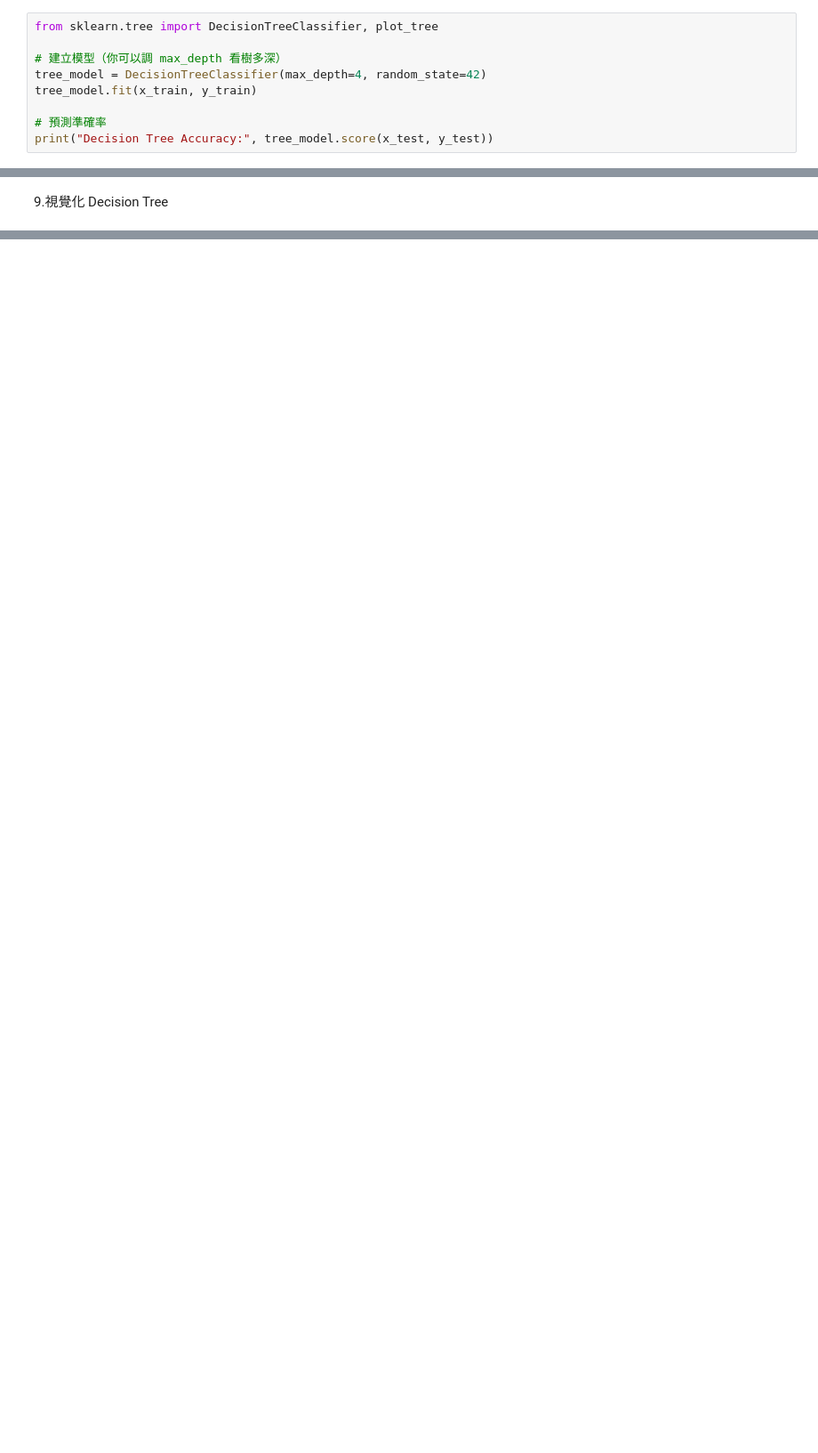
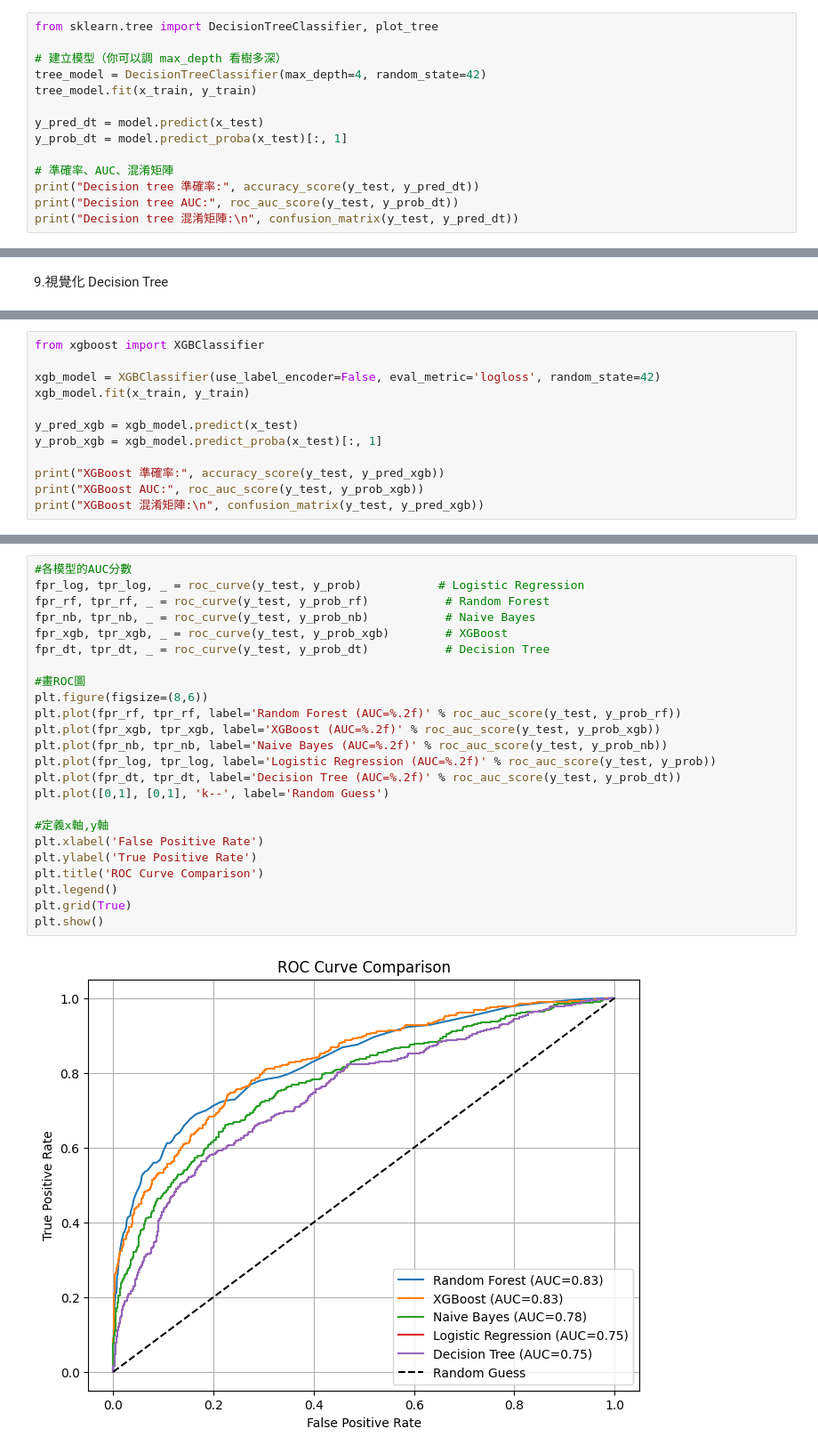
Before and after one commit to akilchen/side-project, a Jupyter notebook: Bank_Customer_Churn_Dataset.ipynb, the cells around one changed output, grey strips where cells are left out. Shown at 89% size. Drawn from its saved outputs; the diff is of its cells as text; blank space fills up the shorter version.

```diff
--- a/Bank_Customer_Churn_Dataset.ipynb
+++ b/Bank_Customer_Churn_Dataset.ipynb
@@ -572,6 +572,11 @@ from sklearn.tree import DecisionTreeClassifier, plot_tree
 tree_model = DecisionTreeClassifier(max_depth=4, random_state=42)
 tree_model.fit(x_train, y_train)
 
-# 預測準確率
-print("Decision Tree Accuracy:", tree_model.score(x_test, y_test))
+y_pred_dt = model.predict(x_test)
+y_prob_dt = model.predict_proba(x_test)[:, 1]
+
+# 準確率、AUC、混淆矩陣
+print("Decision tree 準確率:", accuracy_score(y_test, y_pred_dt))
+print("Decision tree AUC:", roc_auc_score(y_test, y_prob_dt))
+print("Decision tree 混淆矩陣:\n", confusion_matrix(y_test, y_pred_dt))
 # %% [output]
@@ -588,0 +647,12 @@ plt.show()
+# %%
+from xgboost import XGBClassifier
+
+xgb_model = XGBClassifier(use_label_encoder=False, eval_metric='logloss', random_state=42)
+xgb_model.fit(x_train, y_train)
+
+y_pred_xgb = xgb_model.predict(x_test)
+y_prob_xgb = xgb_model.predict_proba(x_test)[:, 1]
+
+print("XGBoost 準確率:", accuracy_score(y_test, y_pred_xgb))
+print("XGBoost AUC:", roc_auc_score(y_test, y_prob_xgb))
+print("XGBoost 混淆矩陣:\n", confusion_matrix(y_test, y_pred_xgb))
@@ -588,0 +670,26 @@ plt.show()
+# %%
+#各模型的AUC分數
+fpr_log, tpr_log, _ = roc_curve(y_test, y_prob)           # Logistic Regression
+fpr_rf, tpr_rf, _ = roc_curve(y_test, y_prob_rf)           # Random Forest
+fpr_nb, tpr_nb, _ = roc_curve(y_test, y_prob_nb)           # Naive Bayes
+fpr_xgb, tpr_xgb, _ = roc_curve(y_test, y_prob_xgb)        # XGBoost
+fpr_dt, tpr_dt, _ = roc_curve(y_test, y_prob_dt)           # Decision Tree
+
+#畫ROC圖
+plt.figure(figsize=(8,6))
+plt.plot(fpr_rf, tpr_rf, label='Random Forest (AUC=%.2f)' % roc_auc_score(y_test, y_prob_rf))
+plt.plot(fpr_xgb, tpr_xgb, label='XGBoost (AUC=%.2f)' % roc_auc_score(y_test, y_prob_xgb))
+plt.plot(fpr_nb, tpr_nb, label='Naive Bayes (AUC=%.2f)' % roc_auc_score(y_test, y_prob_nb))
+plt.plot(fpr_log, tpr_log, label='Logistic Regression (AUC=%.2f)' % roc_auc_score(y_test, y_prob))
+plt.plot(fpr_dt, tpr_dt, label='Decision Tree (AUC=%.2f)' % roc_auc_score(y_test, y_prob_dt))
+plt.plot([0,1], [0,1], 'k--', label='Random Guess')
+
+#定義x軸,y軸
+plt.xlabel('False Positive Rate')
+plt.ylabel('True Positive Rate')
+plt.title('ROC Curve Comparison')
+plt.legend()
+plt.grid(True)
+plt.show()
+# %% [output]
+[figure, added]
```
Also changed, not shown: parts of 17 cells of this notebook.
